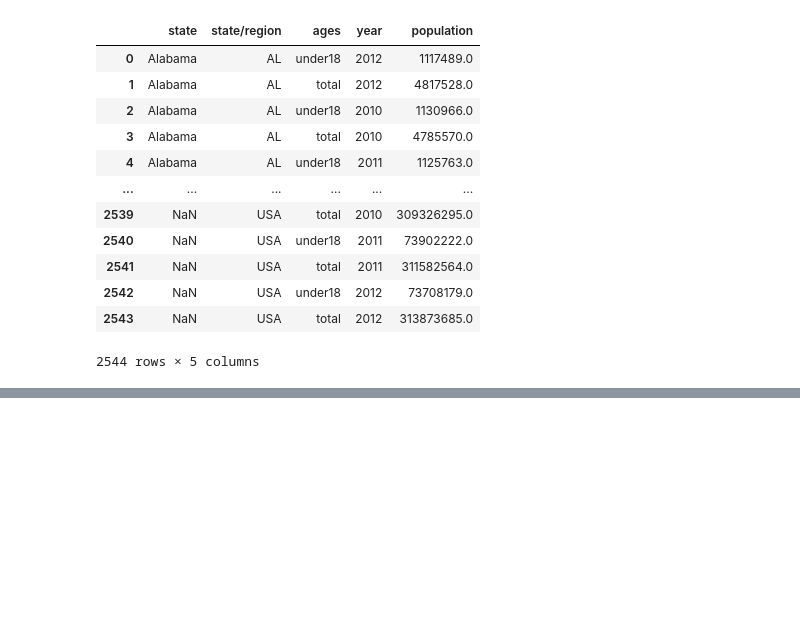
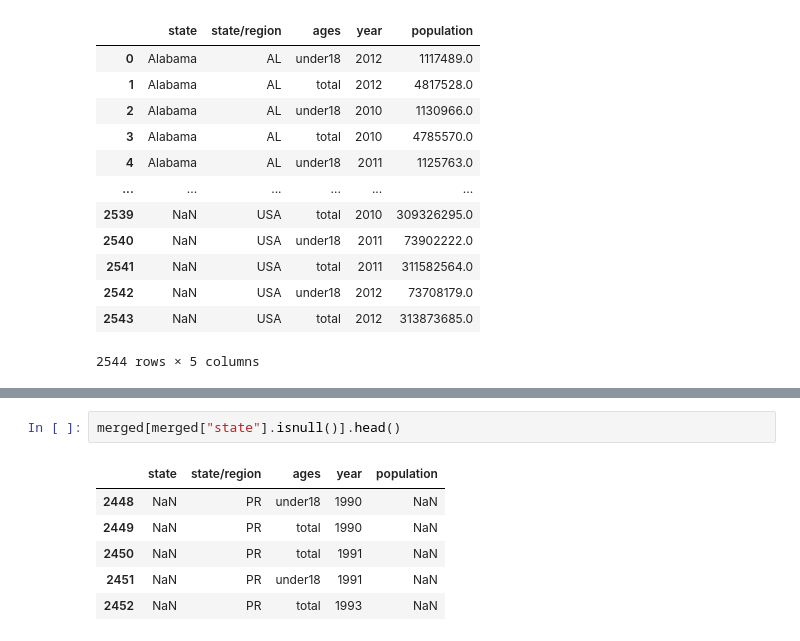
Before and after one commit to danyalutsevich/ML_AI, a Jupyter notebook: Pandas/HowMerge.ipynb, the cells around one changed output, grey strips where cells are left out. Drawn from its saved outputs; the diff is of its cells as text; blank space fills up the shorter version.

Commit message:
isnull

```diff
--- a/Pandas/HowMerge.ipynb
+++ b/Pandas/HowMerge.ipynb
@@ -192,0 +201,9 @@ merged
+# %%
+merged[merged["state"].isnull()].head()
+# %% [output]
+|  | state | state/region | ages | year | population |
+| 2448 | NaN | PR | under18 | 1990 | NaN |
+| 2449 | NaN | PR | total | 1990 | NaN |
+| 2450 | NaN | PR | total | 1991 | NaN |
+| 2451 | NaN | PR | under18 | 1991 | NaN |
+| 2452 | NaN | PR | total | 1993 | NaN |
```
Also changed, not shown: parts of 2 cells of this notebook.
